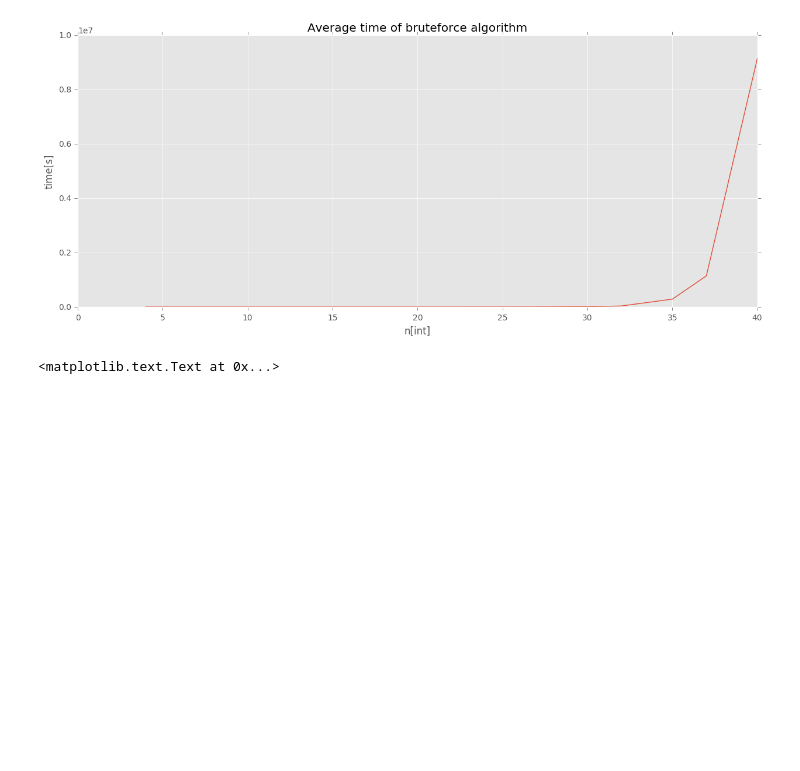
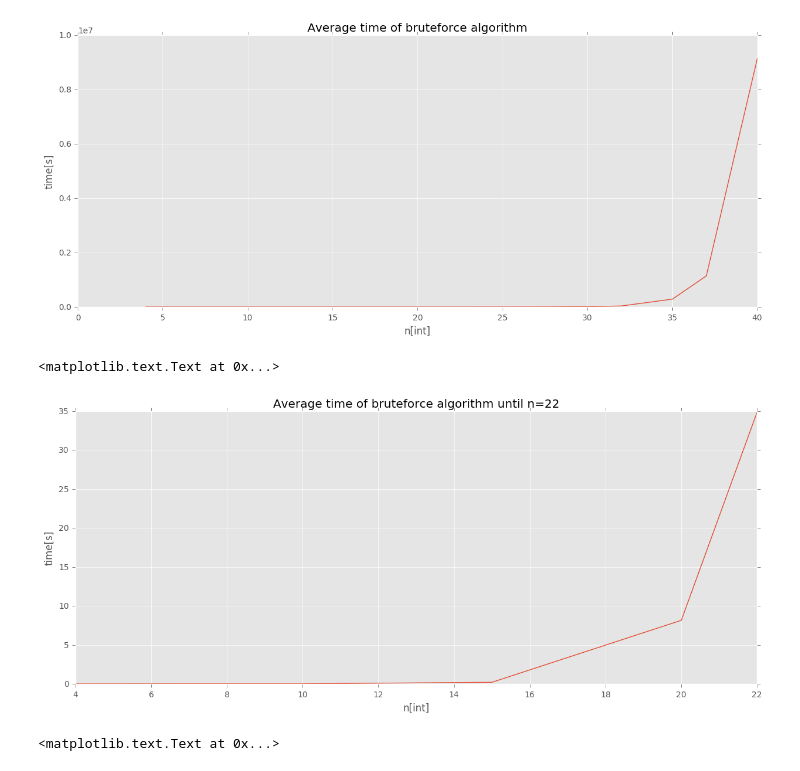
Before and after one commit to bobirdmi/MI-PAA, a Jupyter notebook: hw1.ipynb, the cells around one changed output. Drawn from its saved outputs; the diff is of its cells as text; code cells hidden in the pictures; blank space fills up the shorter version.

Commit message:
Added plots. Done.

```diff
--- a/hw1.ipynb
+++ b/hw1.ipynb
@@ -287,6 +287,14 @@ plt.title('Average time of bruteforce algorithm')
 # %% [output]
 <matplotlib.text.Text at 0x...>
 [figure]
+# %%
+plt.plot(n_list[:5], avg_brute_time[:5])
+plt.xlabel('n[int]')
+plt.ylabel('time[s]')
+plt.title('Average time of bruteforce algorithm until n=22')
+# %% [output]
+<matplotlib.text.Text at 0x...>
+[figure, added]
 # %%
 plt.plot(n_list, avg_by_cost_time, label='descending cost')
 plt.plot(n_list, avg_by_weight_time, label='ascending weight')
```
Also changed, not shown: 4 other files.
